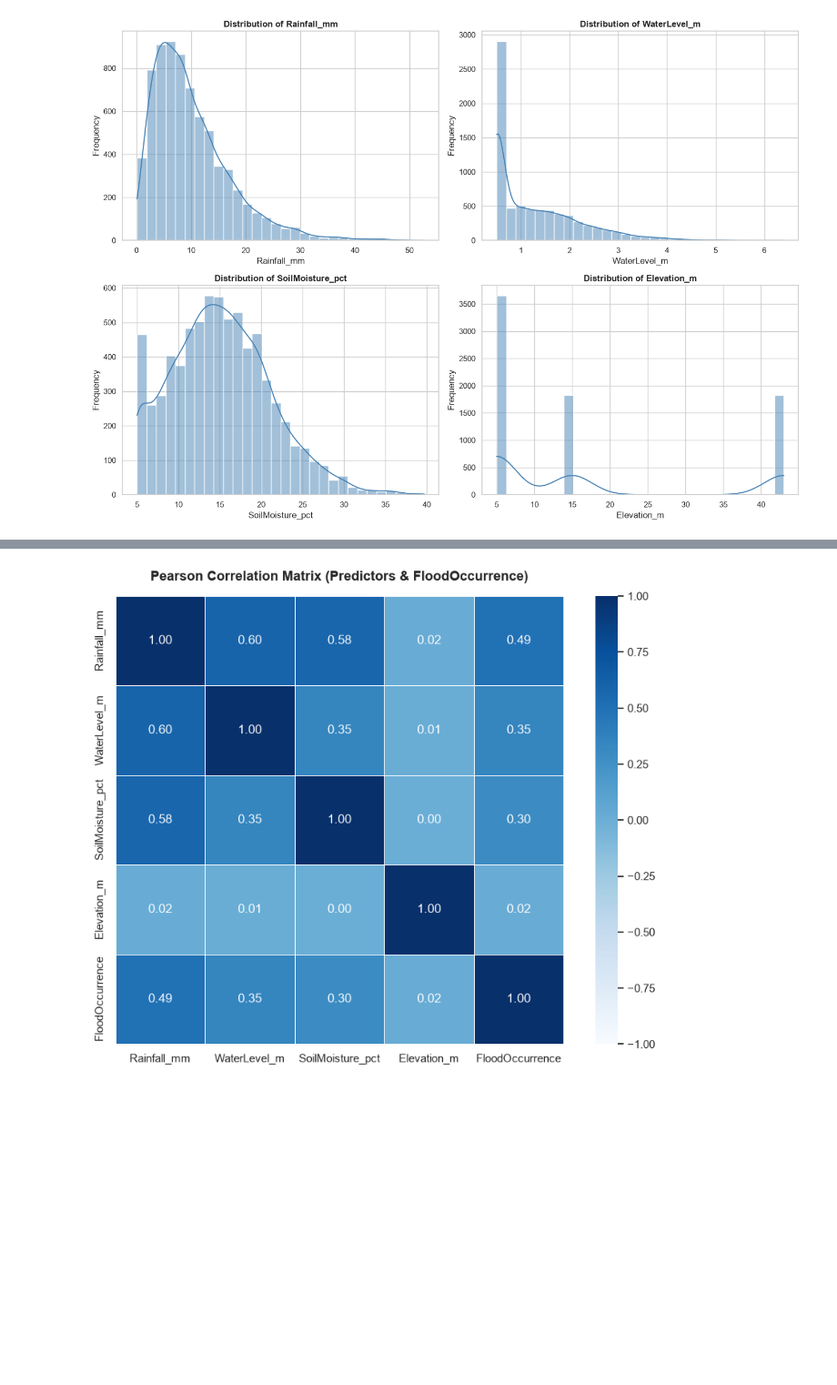
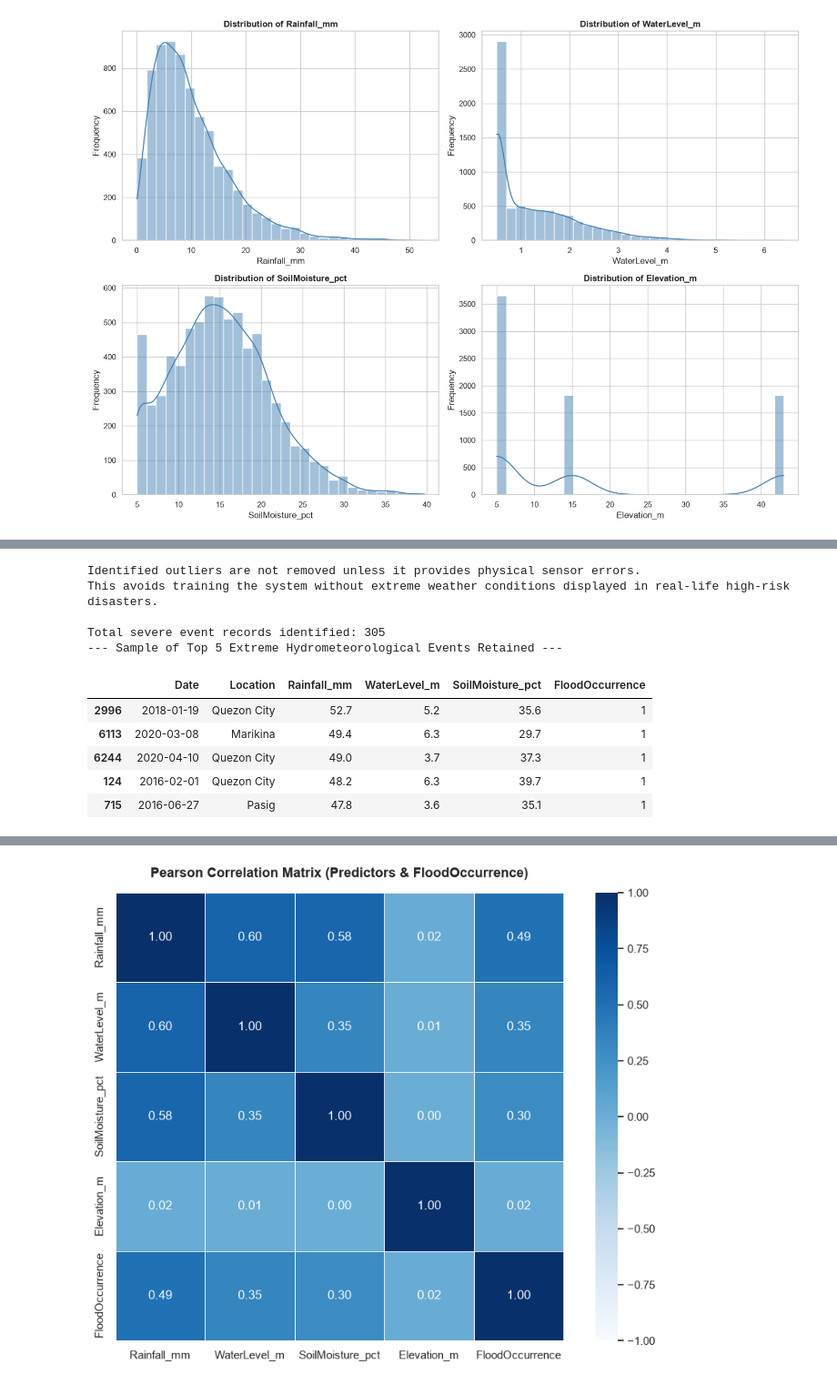
Before and after one commit to redkyladenise/flood-risk-system, a Jupyter notebook: notebooks/01_eda.ipynb, the cells around one changed output, grey strips where cells are left out. Shown at 91% size. Cells and saved outputs as stored; diff of their text form; code cells hidden in the pictures; blank space fills up the shorter version.

```diff
--- a/notebooks/01_eda.ipynb
+++ b/notebooks/01_eda.ipynb
@@ -197,0 +223,27 @@ Passing `palette` without assigning `hue` is deprecated and will be removed in v
+# %%
+# Justification of not removing the outliers
+rf_upper = iqr_df.loc[iqr_df['Variable'] == 'Rainfall_mm', 'Upper Bound'].values[0]
+wl_upper = iqr_df.loc[iqr_df['Variable'] == 'WaterLevel_m', 'Upper Bound'].values[0]
+
+severe_events_sample = df[(df['Rainfall_mm'] > rf_upper) | (df['WaterLevel_m'] > wl_upper)].copy()
+
+print(f"Identified outliers are not removed unless it provides physical sensor errors. \nThis avoids training the system without extreme weather conditions displayed in real-life high-risk disasters.")
+print(f"\nTotal severe event records identified: {len(severe_events_sample)}")
+print("--- Sample of Top 5 Extreme Hydrometeorological Events Retained ---")
+display(
+    severe_events_sample[['Date', 'Location', 'Rainfall_mm', 'WaterLevel_m', 'SoilMoisture_pct', 'FloodOccurrence']]
+    .sort_values(by=['Rainfall_mm', 'WaterLevel_m'], ascending=False)
+    .head(5)
+)
+# %% [output]
+Identified outliers are not removed unless it provides physical sensor errors.
+This avoids training the system without extreme weather conditions displayed in real-life high-risk disasters.
+
+Total severe event records identified: 305
+--- Sample of Top 5 Extreme Hydrometeorological Events Retained ---
+|  | Date | Location | Rainfall_mm | WaterLevel_m | SoilMoisture_pct | FloodOccurrence |
+| 2996 | 2018-01-19 | Quezon City | 52.7 | 5.2 | 35.6 | 1 |
+| 6113 | 2020-03-08 | Marikina | 49.4 | 6.3 | 29.7 | 1 |
+| 6244 | 2020-04-10 | Quezon City | 49.0 | 3.7 | 37.3 | 1 |
+| 124 | 2016-02-01 | Quezon City | 48.2 | 6.3 | 39.7 | 1 |
+| 715 | 2016-06-27 | Pasig | 47.8 | 3.6 | 35.1 | 1 |
```
Also changed, not shown: parts of 9 cells of this notebook, 1 other file.
